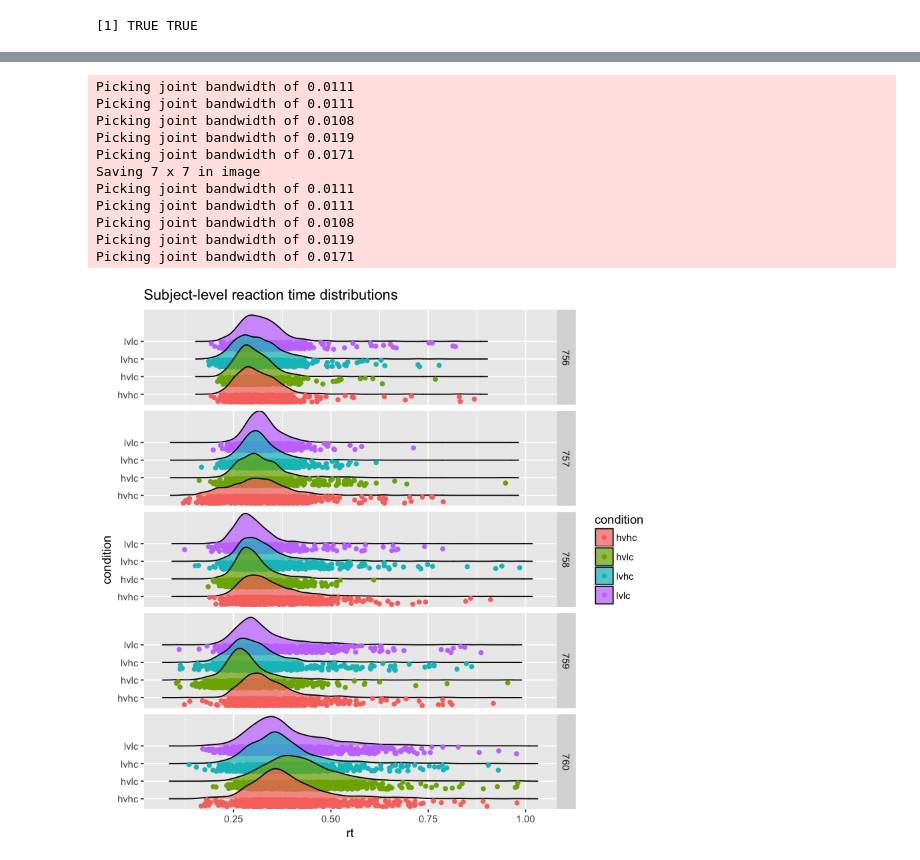
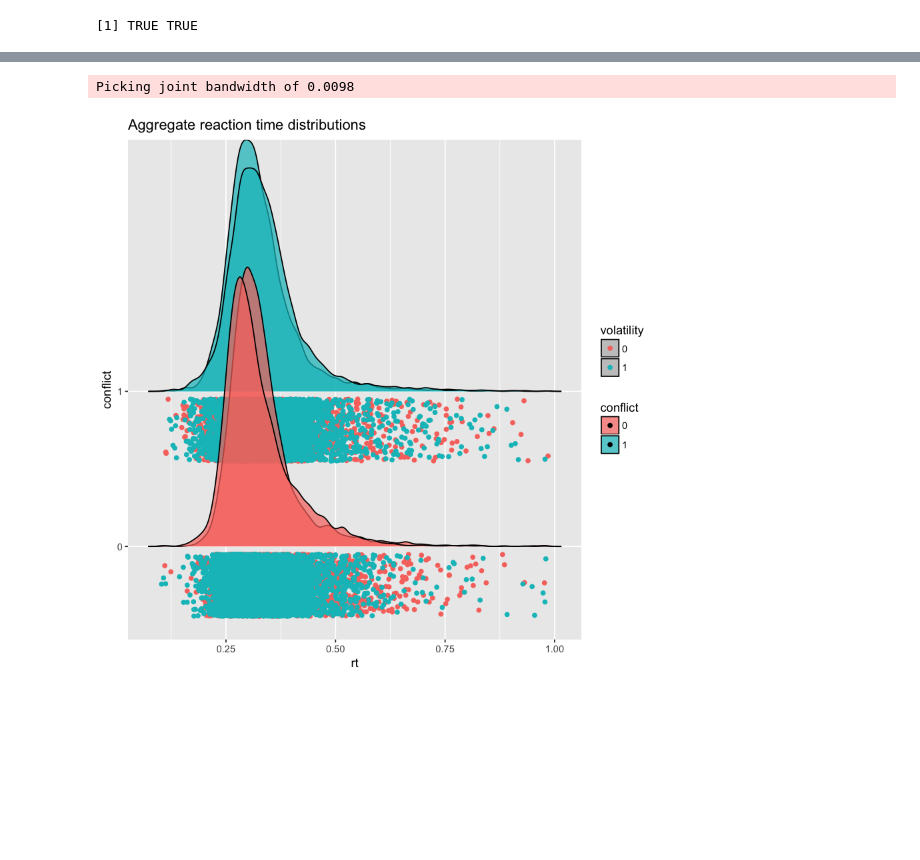
Before and after one commit to kalexandriabond/bond_DSPN_S18, a Jupyter notebook: BOND_DSPN_S18_FinalProject.ipynb, the cells around one changed output, grey strips where cells are left out. Cells and saved outputs as stored; diff of their text form; code cells hidden in the pictures; blank space fills up the shorter version.

```diff
--- a/BOND_DSPN_S18_FinalProject.ipynb
+++ b/BOND_DSPN_S18_FinalProject.ipynb
@@ -108,0 +91,23 @@ head(raw_df)
+# %%
+#recast as factors instead of condition labels
+library(tidyverse)
+
+sparse_df$volatility <- sparse_df$condition
+sparse_df$conflict <- sparse_df$condition
+
+sparse_df$volatility <- recode(sparse_df$volatility,
+  "hvlc" = 1,
+  "hvhc" = 1,
+  "lvhc" = 0,
+   "lvlc" = 0,
+  )
+
+sparse_df$conflict<- recode(sparse_df$conflict,
+  "hvlc" = 0,
+  "hvhc" = 1,
+  "lvhc" = 1,
+   "lvlc" = 0,
+  )
+
+sparse_df$conflict <- factor(sparse_df$conflict)
+sparse_df$volatility <- factor(sparse_df$volatility)
@@ -348,22 +362,7 @@ ggplot(acc_stats, aes(x=condition, y=mu_acc)) +
 # %%
-library(ggridges)
-library(ggthemes)
-
-ggplot(sparse_df, aes(rt,condition, fill=condition)) +
+ggplot(sparse_df, aes(rt, conflict, fill=conflict)) +
   geom_density_ridges(jittered_points = TRUE, position = "raincloud",
-                      alpha = 0.7, aes(point_color = condition, point_fill = condition)) + facet_grid(ID ~.) + ggtitle('Subject-level reaction time distributions ')
-# + theme_tufte()
-ggsave('s_rt_dist.pdf')
+                      alpha = 0.7, aes(point_color = volatility, point_fill = volatility)) + ggtitle('Aggregate reaction time distributions ')
 # %% [output]
-Picking joint bandwidth of 0.0111
-Picking joint bandwidth of 0.0111
-Picking joint bandwidth of 0.0108
-Picking joint bandwidth of 0.0119
-Picking joint bandwidth of 0.0171
-Saving 7 x 7 in image
-Picking joint bandwidth of 0.0111
-Picking joint bandwidth of 0.0111
-Picking joint bandwidth of 0.0108
-Picking joint bandwidth of 0.0119
-Picking joint bandwidth of 0.0171
+Picking joint bandwidth of 0.0098
-[figure, old version]
+[figure, new version]
```
Also changed, not shown: parts of 47 cells of this notebook.
